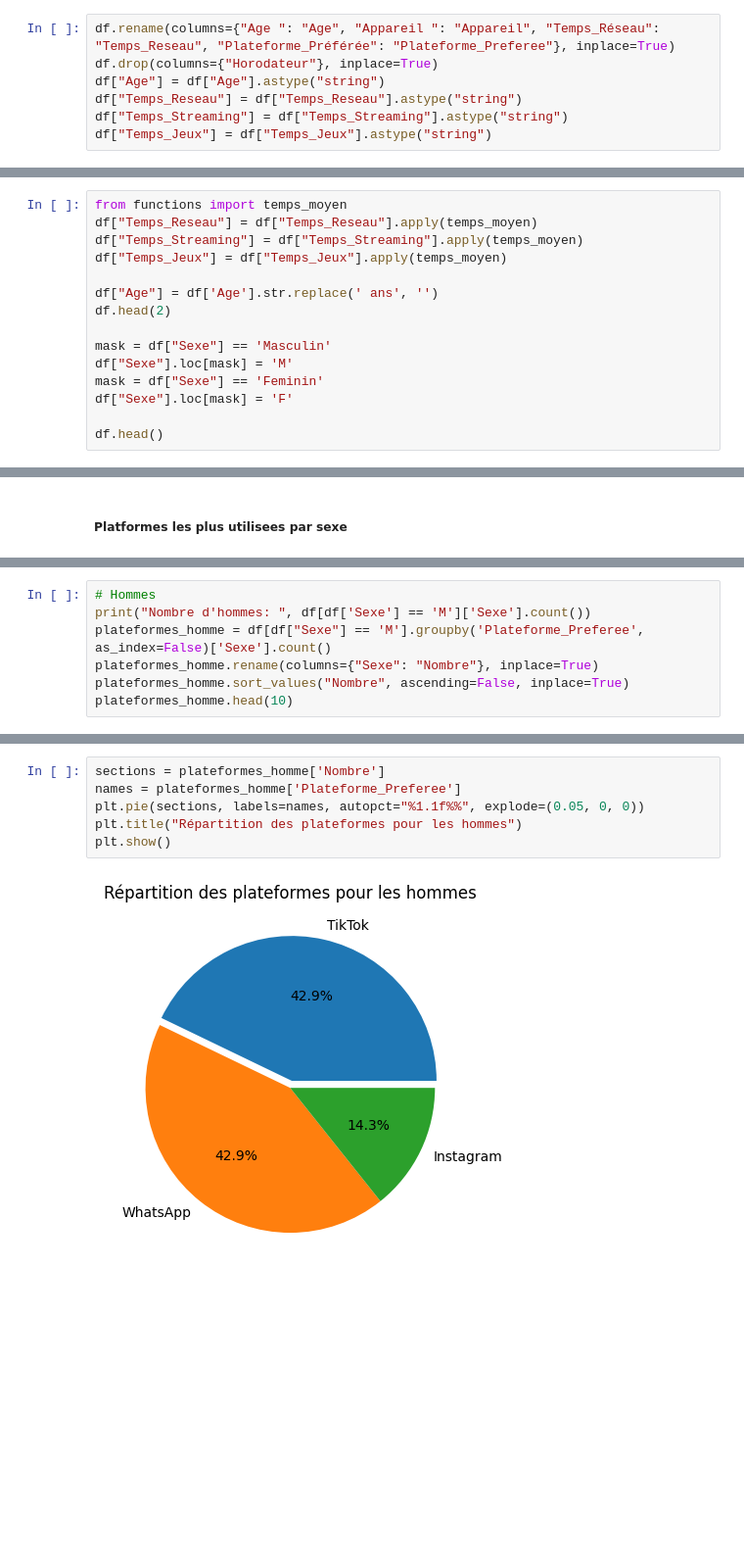
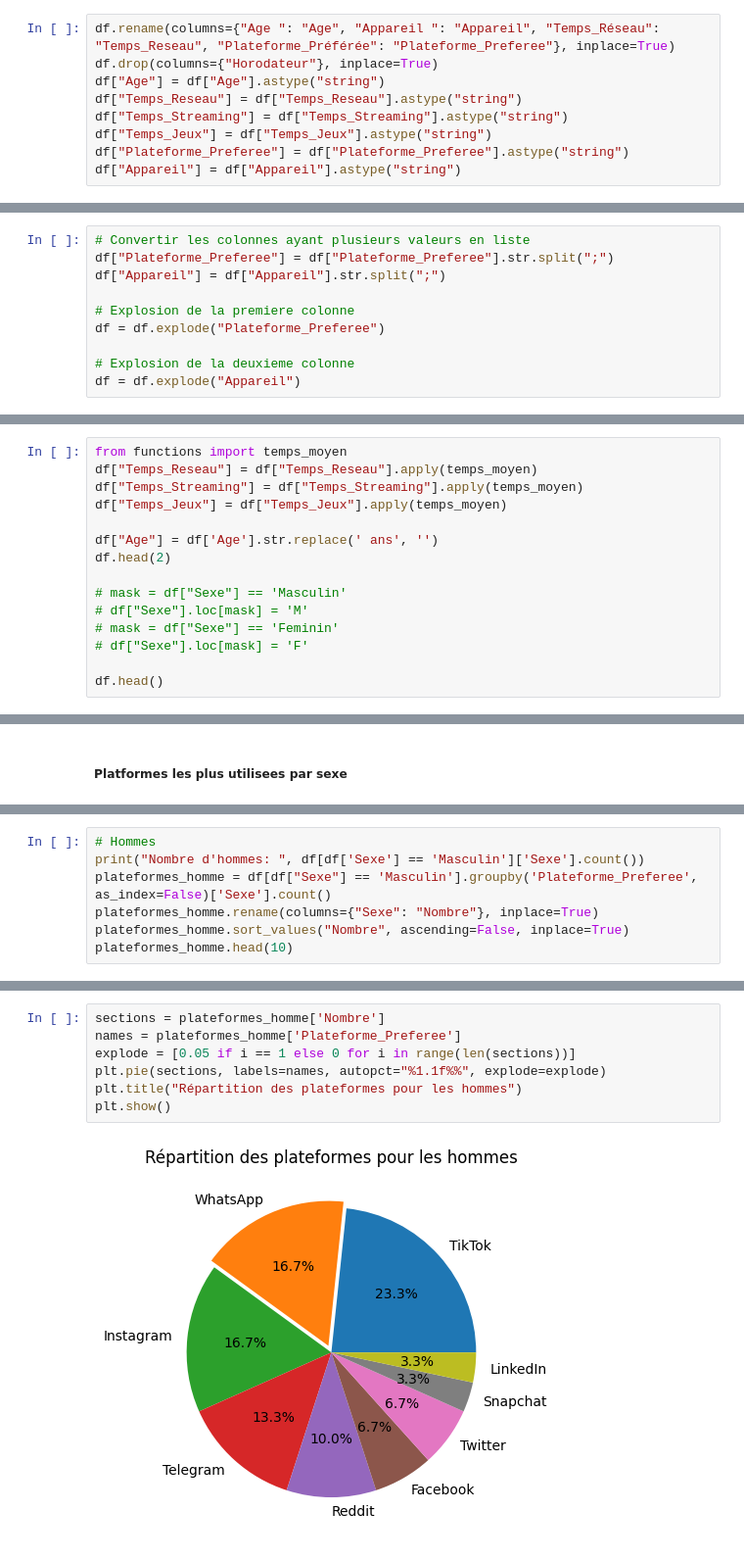
Before and after one commit to EdPatrice/Analyse-de-donnees_Consommation-numerique, a Jupyter notebook: Analyse Comportementale (Matplotlib) copy.ipynb, the cells around one changed output, grey strips where cells are left out. Shown at 98% size. Cells and saved outputs as stored; diff of their text form; blank space fills up the shorter version.

```diff
--- a/Analyse Comportementale (Matplotlib) copy.ipynb
+++ b/Analyse Comportementale (Matplotlib) copy.ipynb
@@ -12,3 +12,5 @@ df["Age"] = df["Age"].astype("string")
 df["Temps_Reseau"] = df["Temps_Reseau"].astype("string")
 df["Temps_Streaming"] = df["Temps_Streaming"].astype("string")
 df["Temps_Jeux"] = df["Temps_Jeux"].astype("string")
+df["Plateforme_Preferee"] = df["Plateforme_Preferee"].astype("string")
+df["Appareil"] = df["Appareil"].astype("string")
@@ -27,0 +41,10 @@ print(df[~df["Age"].str.contains(pattern, regex=True)]["Age"].count())
+# %%
+# Convertir les colonnes ayant plusieurs valeurs en liste
+df["Plateforme_Preferee"] = df["Plateforme_Preferee"].str.split(";")
+df["Appareil"] = df["Appareil"].str.split(";")
+
+# Explosion de la premiere colonne
+df = df.explode("Plateforme_Preferee")
+
+# Explosion de la deuxieme colonne
+df = df.explode("Appareil")
@@ -34,9 +71,9 @@ df["Temps_Jeux"] = df["Temps_Jeux"].apply(temps_moyen)
 df["Age"] = df['Age'].str.replace(' ans', '')
 df.head(2)
 
-mask = df["Sexe"] == 'Masculin'
-df["Sexe"].loc[mask] = 'M'
-mask = df["Sexe"] == 'Feminin'
-df["Sexe"].loc[mask] = 'F'
+# mask = df["Sexe"] == 'Masculin'
+# df["Sexe"].loc[mask] = 'M'
+# mask = df["Sexe"] == 'Feminin'
+# df["Sexe"].loc[mask] = 'F'
 
 df.head()
@@ -184,7 +238,7 @@ array(['Instagram', 'TikTok', 'Facebook', 'WhatsApp'], dtype=object)
 # %%
 # Hommes
-print("Nombre d'hommes: ", df[df['Sexe'] == 'M']['Sexe'].count())
-plateformes_homme = df[df["Sexe"] == 'M'].groupby('Plateforme_Preferee', as_index=False)['Sexe'].count()
+print("Nombre d'hommes: ", df[df['Sexe'] == 'Masculin']['Sexe'].count())
+plateformes_homme = df[df["Sexe"] == 'Masculin'].groupby('Plateforme_Preferee', as_index=False)['Sexe'].count()
 plateformes_homme.rename(columns={"Sexe": "Nombre"}, inplace=True)
 plateformes_homme.sort_values("Nombre", ascending=False, inplace=True)
 plateformes_homme.head(10)
@@ -197,10 +257,11 @@ Nombre d'hommes:  7
 # %%
 sections = plateformes_homme['Nombre']
 names = plateformes_homme['Plateforme_Preferee']
-plt.pie(sections, labels=names, autopct="%1.1f%%", explode=(0.05, 0, 0))
+explode = [0.05 if i == 1 else 0 for i in range(len(sections))]
+plt.pie(sections, labels=names, autopct="%1.1f%%", explode=explode)
 plt.title("Répartition des plateformes pour les hommes")
 plt.show()
 # %% [output]
-[figure, old version]
+[figure, new version]
 # %%
 # Femmes
```
Also changed, not shown: parts of 17 cells of this notebook, 4 other files.
